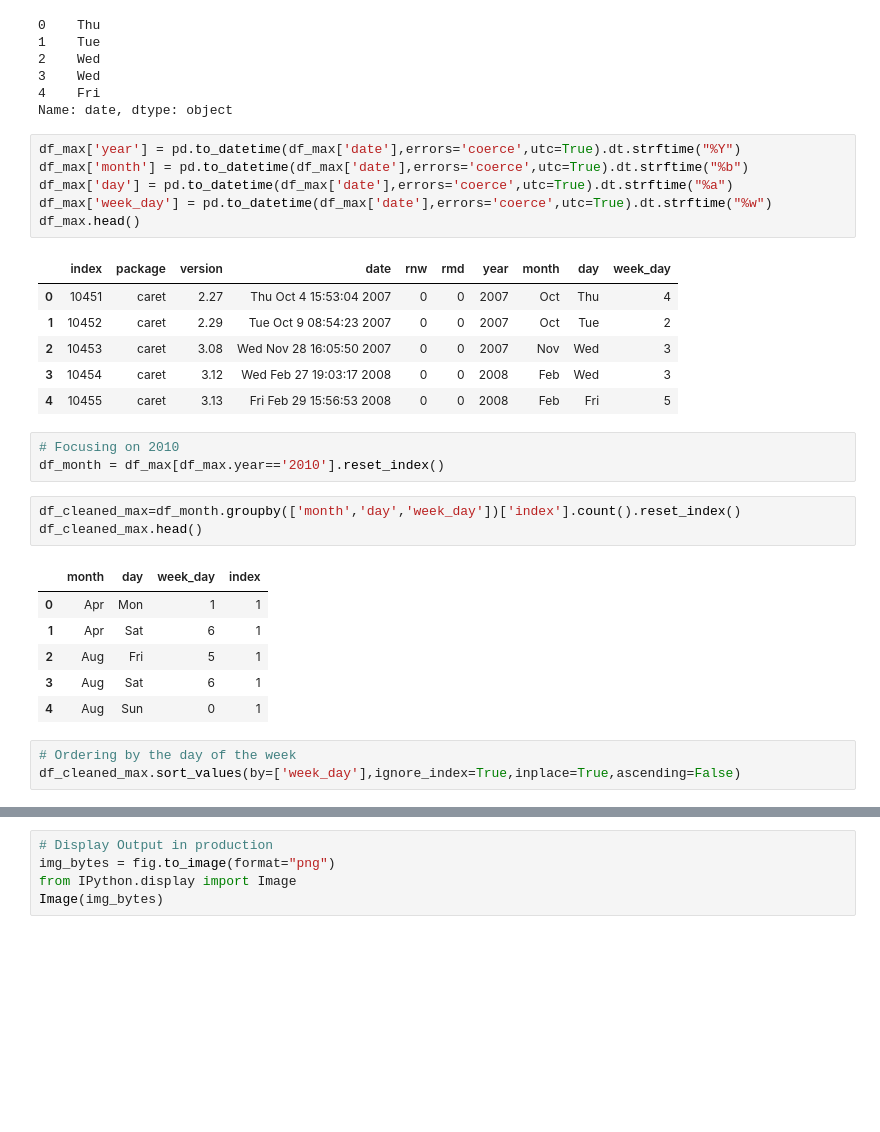
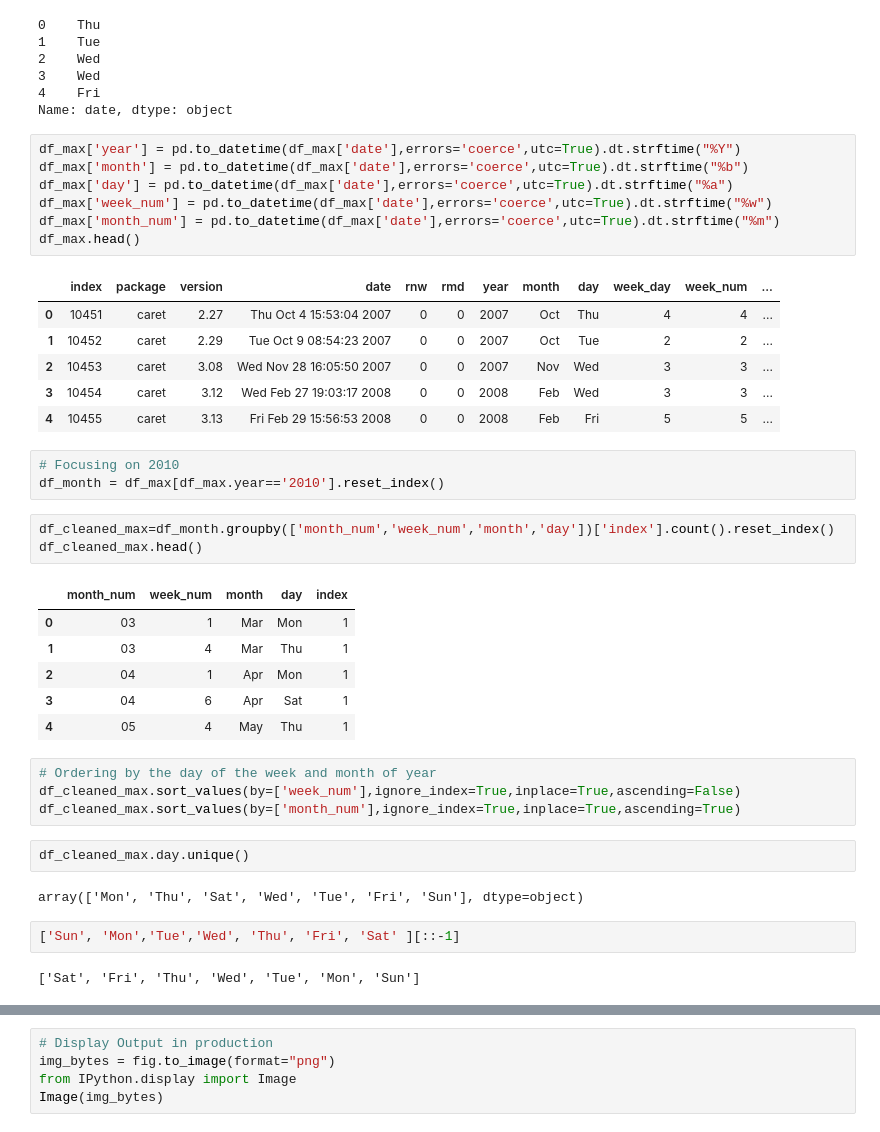
Before and after one commit to shawnd29/Tidy-Tuesday, a Jupyter notebook: Tidy-Tuesday-Insights/R packages.ipynb, the cells around one changed output, grey strips where cells are left out. Saved outputs shown, nothing was run; the diff lists cells and outputs as text; blank space fills up the shorter version.

```diff
--- a/Tidy-Tuesday-Insights/R packages.ipynb
+++ b/Tidy-Tuesday-Insights/R packages.ipynb
@@ -104,32 +105,42 @@ Name: date, dtype: object
 # %%
 df_max['year'] = pd.to_datetime(df_max['date'],errors='coerce',utc=True).dt.strftime("%Y")
 df_max['month'] = pd.to_datetime(df_max['date'],errors='coerce',utc=True).dt.strftime("%b")
 df_max['day'] = pd.to_datetime(df_max['date'],errors='coerce',utc=True).dt.strftime("%a")
-df_max['week_day'] = pd.to_datetime(df_max['date'],errors='coerce',utc=True).dt.strftime("%w")
+df_max['week_num'] = pd.to_datetime(df_max['date'],errors='coerce',utc=True).dt.strftime("%w")
+df_max['month_num'] = pd.to_datetime(df_max['date'],errors='coerce',utc=True).dt.strftime("%m")
 df_max.head()
 # %% [output]
-|  | index | package | version | date | rnw | rmd | year | month | day | week_day |
-| 0 | 10451 | caret | 2.27 | Thu Oct 4 15:53:04 2007 | 0 | 0 | 2007 | Oct | Thu | 4 |
-| 1 | 10452 | caret | 2.29 | Tue Oct 9 08:54:23 2007 | 0 | 0 | 2007 | Oct | Tue | 2 |
-| 2 | 10453 | caret | 3.08 | Wed Nov 28 16:05:50 2007 | 0 | 0 | 2007 | Nov | Wed | 3 |
-| 3 | 10454 | caret | 3.12 | Wed Feb 27 19:03:17 2008 | 0 | 0 | 2008 | Feb | Wed | 3 |
-| 4 | 10455 | caret | 3.13 | Fri Feb 29 15:56:53 2008 | 0 | 0 | 2008 | Feb | Fri | 5 |
+|  | index | package | version | date | rnw | rmd | year | month | day | week_day | week_num | ... |
+| 0 | 10451 | caret | 2.27 | Thu Oct 4 15:53:04 2007 | 0 | 0 | 2007 | Oct | Thu | 4 | 4 | ... |
+| 1 | 10452 | caret | 2.29 | Tue Oct 9 08:54:23 2007 | 0 | 0 | 2007 | Oct | Tue | 2 | 2 | ... |
+| 2 | 10453 | caret | 3.08 | Wed Nov 28 16:05:50 2007 | 0 | 0 | 2007 | Nov | Wed | 3 | 3 | ... |
+| 3 | 10454 | caret | 3.12 | Wed Feb 27 19:03:17 2008 | 0 | 0 | 2008 | Feb | Wed | 3 | 3 | ... |
+| 4 | 10455 | caret | 3.13 | Fri Feb 29 15:56:53 2008 | 0 | 0 | 2008 | Feb | Fri | 5 | 5 | ... |
 # %%
 # Focusing on 2010
 df_month = df_max[df_max.year=='2010'].reset_index()
 # %%
-df_cleaned_max=df_month.groupby(['month','day','week_day'])['index'].count().reset_index()
+df_cleaned_max=df_month.groupby(['month_num','week_num','month','day'])['index'].count().reset_index()
 df_cleaned_max.head()
 # %% [output]
-|  | month | day | week_day | index |
-| 0 | Apr | Mon | 1 | 1 |
-| 1 | Apr | Sat | 6 | 1 |
-| 2 | Aug | Fri | 5 | 1 |
-| 3 | Aug | Sat | 6 | 1 |
-| 4 | Aug | Sun | 0 | 1 |
+|  | month_num | week_num | month | day | index |
+| 0 | 03 | 1 | Mar | Mon | 1 |
+| 1 | 03 | 4 | Mar | Thu | 1 |
+| 2 | 04 | 1 | Apr | Mon | 1 |
+| 3 | 04 | 6 | Apr | Sat | 1 |
+| 4 | 05 | 4 | May | Thu | 1 |
 # %%
-# Ordering by the day of the week
-df_cleaned_max.sort_values(by=['week_day'],ignore_index=True,inplace=True,ascending=False)
+# Ordering by the day of the week and month of year
+df_cleaned_max.sort_values(by=['week_num'],ignore_index=True,inplace=True,ascending=False)
+df_cleaned_max.sort_values(by=['month_num'],ignore_index=True,inplace=True,ascending=True)
+# %%
+df_cleaned_max.day.unique()
+# %% [output]
+array(['Mon', 'Thu', 'Sat', 'Wed', 'Tue', 'Fri', 'Sun'], dtype=object)
+# %%
+['Sun', 'Mon','Tue','Wed', 'Thu', 'Fri', 'Sat' ][::-1]
+# %% [output]
+['Sat', 'Fri', 'Thu', 'Wed', 'Tue', 'Mon', 'Sun']
 # %%
 # Plotting a heatmap - Github style
 fig = go.Figure(data=go.Heatmap(
```
Also changed, not shown: parts of 3 cells of this notebook.
